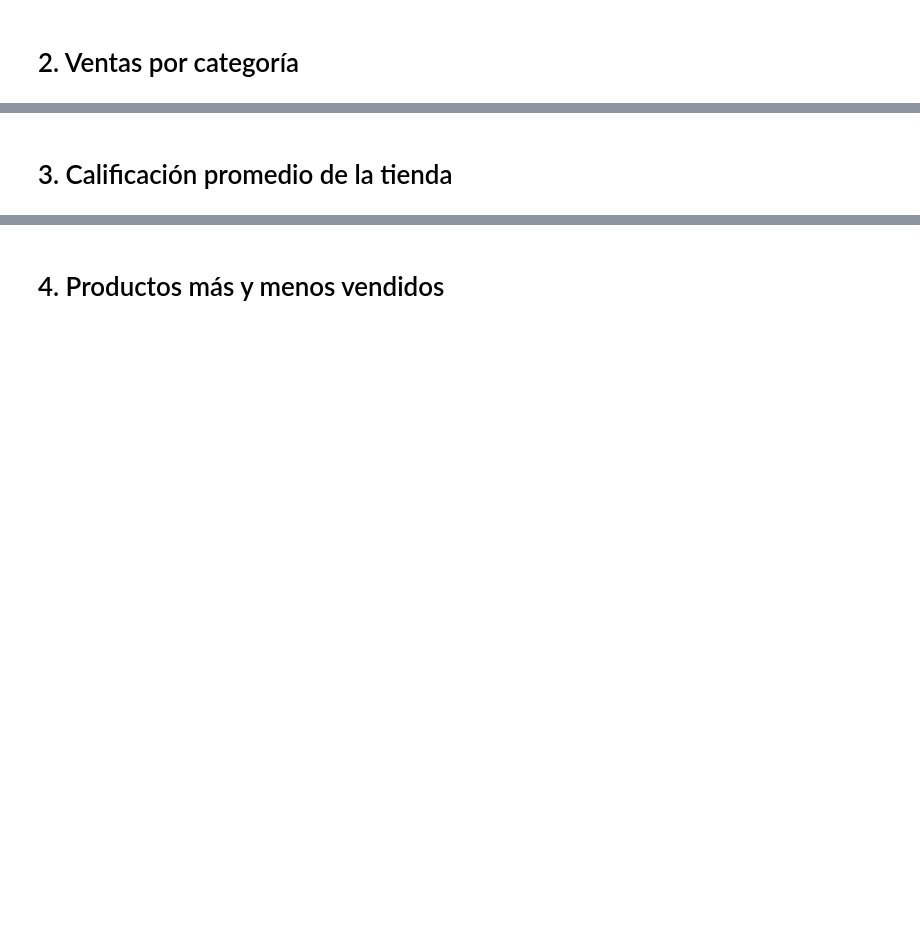
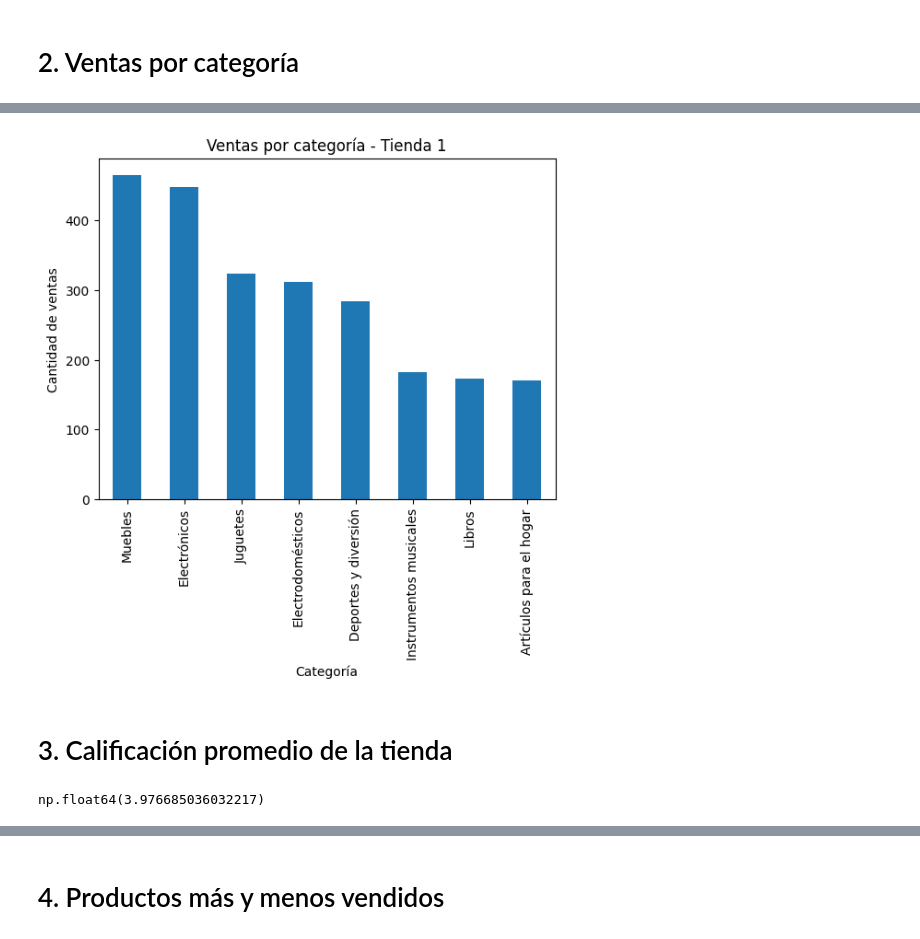
Before and after one commit to deyvmc/Desafio-Alura-Store, a Jupyter notebook: AluraStoreLatam.ipynb, the cells around one changed output, grey strips where cells are left out. Drawn from its saved outputs; the diff is of its cells as text; code cells hidden in the pictures; blank space fills up the shorter version.

Commit message:
Trabajo de Alura Latam

```diff
--- a/AluraStoreLatam.ipynb
+++ b/AluraStoreLatam.ipynb
@@ -2,16 +2,15 @@
 ### Importación de datos
 # %%
 import pandas as pd
-import matplotlib.pyplot as plt
 
-url = "https://raw.githubusercontent.com/alura-es-cursos/challenge1-data-science-latam/main/base-de-datos-challenge1-latam/tienda_1%20.csv"
-url2 = "https://raw.githubusercontent.com/alura-es-cursos/challenge1-data-science-latam/main/base-de-datos-challenge1-latam/tienda_2.csv"
-url3 = "https://raw.githubusercontent.com/alura-es-cursos/challenge1-data-science-latam/main/base-de-datos-challenge1-latam/tienda_3.csv"
-url4 = "https://raw.githubusercontent.com/alura-es-cursos/challenge1-data-science-latam/main/base-de-datos-challenge1-latam/tienda_4.csv"
+url = "https://raw.githubusercontent.com/alura-es-cursos/challenge1-data-science-latam/refs/heads/main/base-de-datos-challenge1-latam/tienda_1%20.csv"
+url2 = "https://raw.githubusercontent.com/alura-es-cursos/challenge1-data-science-latam/refs/heads/main/base-de-datos-challenge1-latam/tienda_2.csv"
+url3 = "https://raw.githubusercontent.com/alura-es-cursos/challenge1-data-science-latam/refs/heads/main/base-de-datos-challenge1-latam/tienda_3.csv"
+url4 = "https://raw.githubusercontent.com/alura-es-cursos/challenge1-data-science-latam/refs/heads/main/base-de-datos-challenge1-latam/tienda_4.csv"
 
-tienda1 = pd.read_csv(url)
+tienda = pd.read_csv(url)
 tienda2 = pd.read_csv(url2)
 tienda3 = pd.read_csv(url3)
 tienda4 = pd.read_csv(url4)
 
-tienda1.head()
+tienda.head()
@@ -38,0 +26,5 @@ plt.show()
+# %%
+# Cálculo de facturación total
+tienda['Total'] = tienda['Precio'] + tienda['Costo de envío']
+facturacion_total = tienda['Total'].sum()
+facturacion_total
@@ -39,19 +57,19 @@ plt.show()
 # %% [markdown]
 # 2. Ventas por categoría
 # %%
-ventas_categoria1 = tienda1['Categoría del Producto'].value_counts()
+ventas_categoria1 = tienda['Categoría del Producto'].value_counts()
 ventas_categoria2 = tienda2['Categoría del Producto'].value_counts()
 ventas_categoria3 = tienda3['Categoría del Producto'].value_counts()
 ventas_categoria4 = tienda4['Categoría del Producto'].value_counts()
 
-print('Tienda 1')
-display(ventas_categoria1)
+print("Tienda 1")
+print(ventas_categoria1)
 
-print('Tienda 2')
-display(ventas_categoria2)
+print("\nTienda 2")
+print(ventas_categoria2)
 
-print('Tienda 3')
-display(ventas_categoria3)
+print("\nTienda 3")
+print(ventas_categoria3)
 
-print('Tienda 4')
-display(ventas_categoria4)
+print("\nTienda 4")
+print(ventas_categoria4)
@@ -58,8 +94,14 @@ display(ventas_categoria4)
 # %%
+import matplotlib.pyplot as plt
+
 ventas_categoria1.plot(kind='bar')
+
 plt.title('Ventas por categoría - Tienda 1')
 plt.xlabel('Categoría')
-plt.ylabel('Cantidad')
+plt.ylabel('Cantidad de ventas')
+
 plt.show()
+# %% [output]
+[figure, added]
 # %% [markdown]
 # 3. Calificación promedio de la tienda
@@ -82,0 +108,6 @@ plt.show()
+# %%
+# Calificación promedio de la tienda
+calificacion_promedio = tienda['Calificación'].mean()
+calificacion_promedio
+# %% [output]
+np.float64(3.976685036032217)
```
Also changed, not shown: parts of 19 cells of this notebook.
